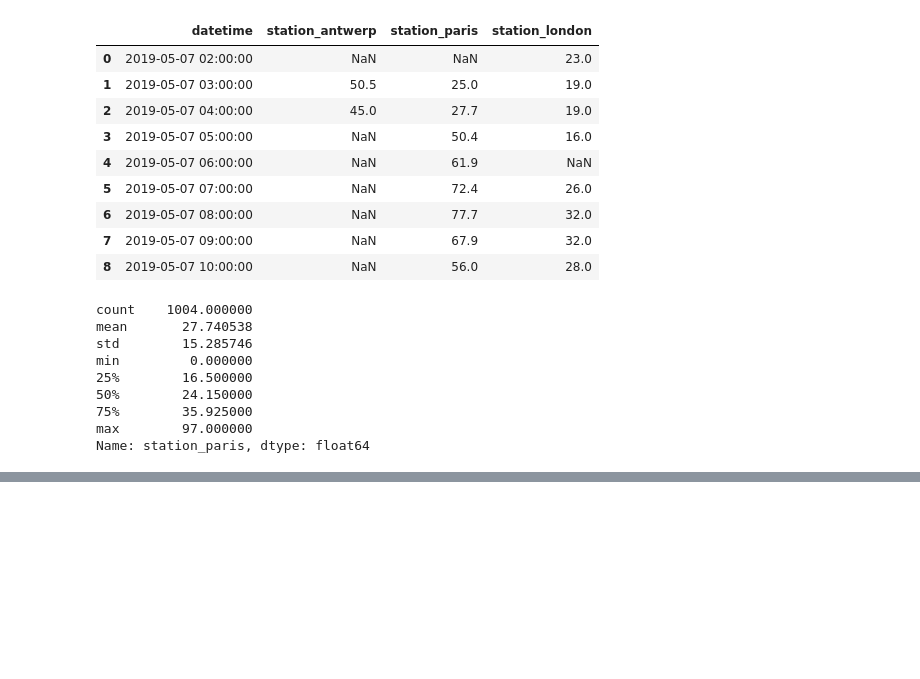
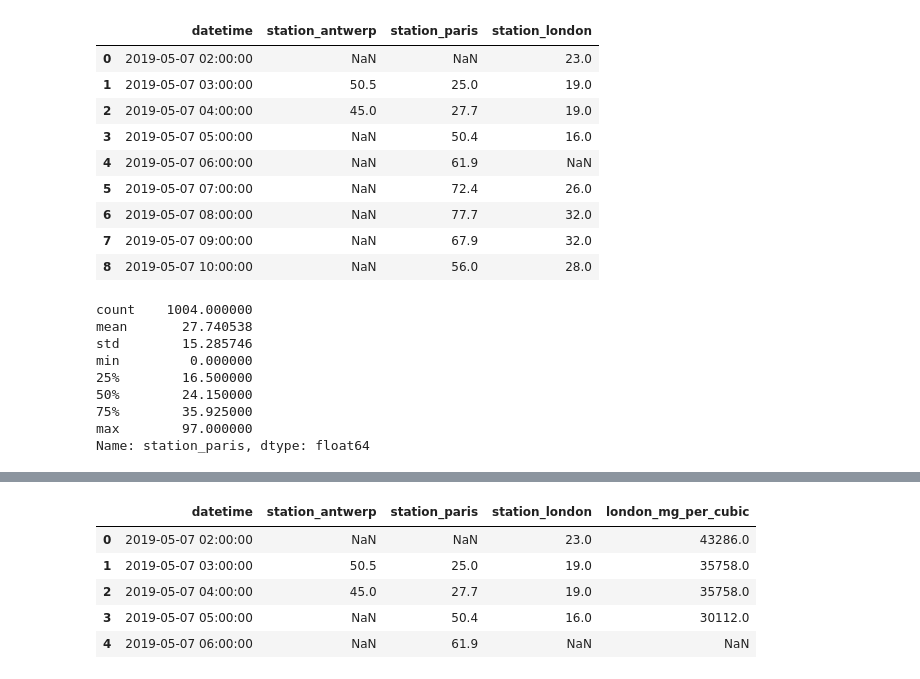
Before and after one commit to Davidojekunle/Pandas, a Jupyter notebook: Air_quality.ipynb, the cells around one changed output, grey strips where cells are left out. Cells and saved outputs as stored; diff of their text form; code cells hidden in the pictures; blank space fills up the shorter version.

```diff
--- a/Air_quality.ipynb
+++ b/Air_quality.ipynb
@@ -71,0 +78,10 @@ Name: station_paris, dtype: float64
+# %%
+air_quality["london_mg_per_cubic"] = air_quality["station_london"] * 1882
+air_quality.head()
+# %% [output]
+|  | datetime | station_antwerp | station_paris | station_london | london_mg_per_cubic |
+| 0 | 2019-05-07 02:00:00 | NaN | NaN | 23.0 | 43286.0 |
+| 1 | 2019-05-07 03:00:00 | 50.5 | 25.0 | 19.0 | 35758.0 |
+| 2 | 2019-05-07 04:00:00 | 45.0 | 27.7 | 19.0 | 35758.0 |
+| 3 | 2019-05-07 05:00:00 | NaN | 50.4 | 16.0 | 30112.0 |
+| 4 | 2019-05-07 06:00:00 | NaN | 61.9 | NaN | NaN |
```
Also changed, not shown: parts of 3 cells of this notebook, 7 other files.
